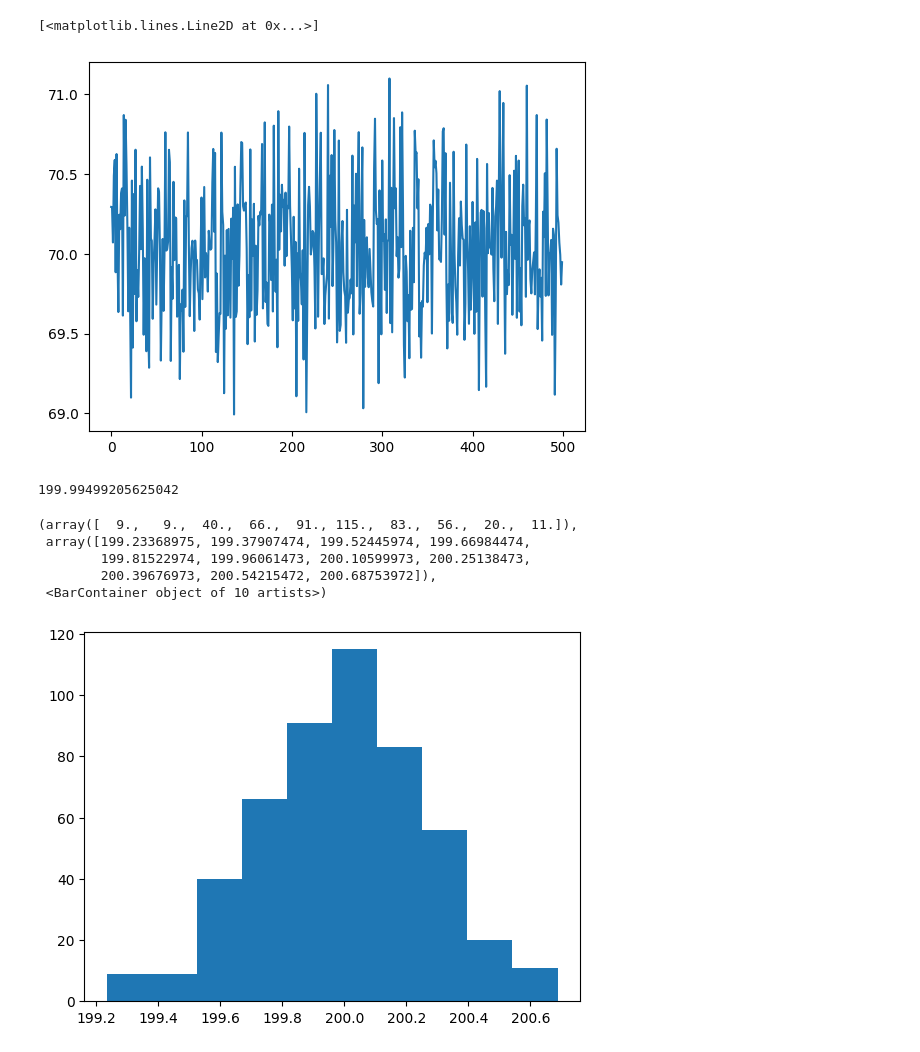
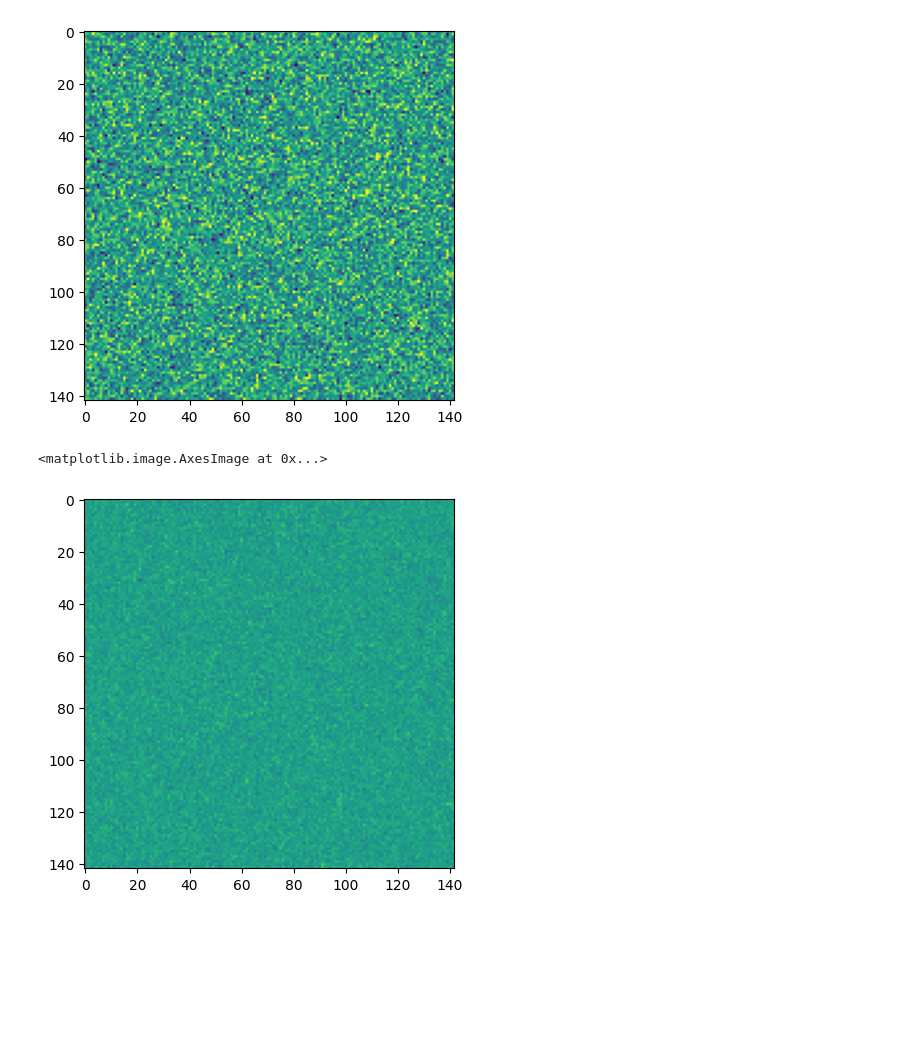
Before and after one commit to DuguidLab/mesoscopy, a Jupyter notebook: exploratory/test_data.ipynb, the cells around one changed output. Drawn from its saved outputs; the diff is of its cells as text; code cells hidden in the pictures; blank space fills up the shorter version.

```diff
--- a/exploratory/test_data.ipynb
+++ b/exploratory/test_data.ipynb
@@ -12,21 +7,11 @@ plt.imshow(x[1, :, :])
-# %%
-plt.plot(np.mean(x, axis=(1, 2)))
-# %% [output]
-[<matplotlib.lines.Line2D at 0x...>]
-[figure, removed]
-# %%
-np.std(x)
-# %% [output]
-199.99499205625042
-# %%
-plt.hist(np.std(x, axis=(1, 2)))
-# %% [output]
-(array([  9.,   9.,  40.,  66.,  91., 115.,  83.,  56.,  20.,  11.]),
- array([199.23368975, 199.37907474, 199.52445974, 199.66984474,
-        199.81522974, 199.96061473, 200.10599973, 200.25138473,
-        200.39676973, 200.54215472, 200.68753972]),
- <BarContainer object of 10 artists>)
-[figure, removed]
+# %%
+plt.imshow(x[1, :, :], vmin=-500, vmax=500)
+plt.show()
+plt.imshow(y[1, :, :], vmin=-500, vmax=500)
+# %% [output]
+[figure, added]
+<matplotlib.image.AxesImage at 0x...>
+[figure, added]
 # %%
 plt.plot(np.mean(x, axis=(1, 2)))
 plt.plot(np.mean(y, axis=(1, 2)))
```
Also changed, not shown: parts of 17 cells of this notebook.
